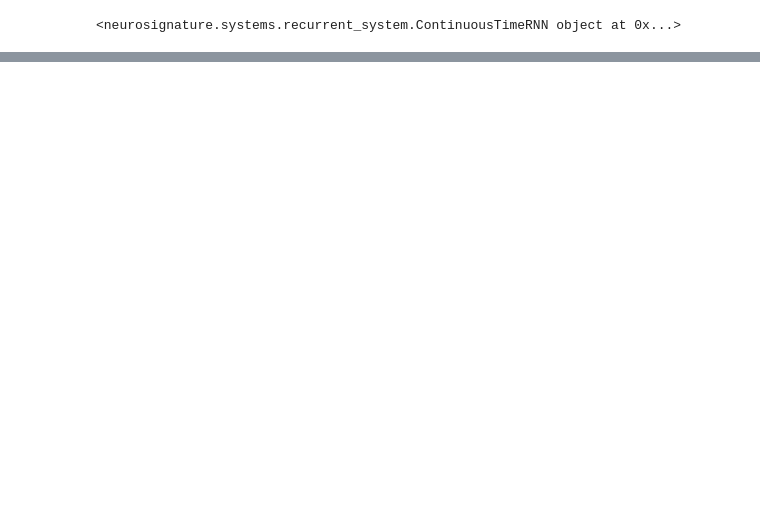
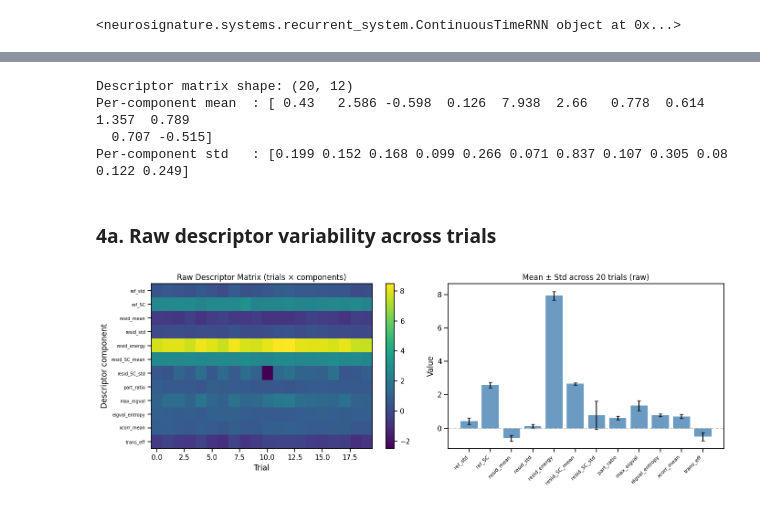
Before and after one commit to jmrfox/neurosignature, a Jupyter notebook: notebooks/simple_analysis.ipynb, the cells around one changed output, grey strips where cells are left out. Cells and saved outputs as stored; diff of their text form; code cells hidden in the pictures; blank space fills up the shorter version.

```diff
--- a/notebooks/simple_analysis.ipynb
+++ b/notebooks/simple_analysis.ipynb
@@ -323,0 +194,49 @@ plt.show()
+# %%
+n_trials = 20
+
+experiment = ns.Experiment(
+    input_gen=input_gen,
+    simulator=simulator,
+    descriptor=vd,
+)
+
+descriptor_matrix = experiment.run(n_trials=n_trials, duration_ms=duration_ms)
+normed_matrix, desc_mean, desc_std = experiment.normalize(descriptor_matrix)
+
+print(f"Descriptor matrix shape: {descriptor_matrix.shape}")
+print(f"Per-component mean  : {desc_mean.round(3)}")
+print(f"Per-component std   : {desc_std.round(3)}")
+# %% [output]
+Descriptor matrix shape: (20, 12)
+Per-component mean  : [ 0.43   2.586 -0.598  0.126  7.938  2.66   0.778  0.614  1.357  0.789
+  0.707 -0.515]
+Per-component std   : [0.199 0.152 0.168 0.099 0.266 0.071 0.837 0.107 0.305 0.08  0.122 0.249]
+# %% [markdown]
+### 4a. Raw descriptor variability across trials
+# %%
+fig, axes = plt.subplots(1, 2, figsize=(14, 5))
+
+ax = axes[0]
+im = ax.imshow(descriptor_matrix.T, aspect="auto", cmap="viridis")
+ax.set_xlabel("Trial")
+ax.set_ylabel("Descriptor component")
+ax.set_yticks(range(len(component_labels)))
+ax.set_yticklabels(component_labels, fontsize=7)
+ax.set_title("Raw Descriptor Matrix (trials × components)")
+plt.colorbar(im, ax=ax)
+
+ax = axes[1]
+x = np.arange(len(desc_mean))
+ax.bar(
+    x, desc_mean, yerr=desc_std, capsize=3, alpha=0.8, color="steelblue", ecolor="black"
+)
+ax.set_xticks(x)
+ax.set_xticklabels(component_labels, rotation=45, ha="right", fontsize=8)
+ax.axhline(0, color="gray", linestyle="--", alpha=0.4)
+ax.set_ylabel("Value")
+ax.set_title(f"Mean ± Std across {n_trials} trials (raw)")
+
+plt.tight_layout()
+plt.show()
+# %% [output]
+[figure, added]
```
Also changed, not shown: parts of 24 cells of this notebook, 28 other files.
